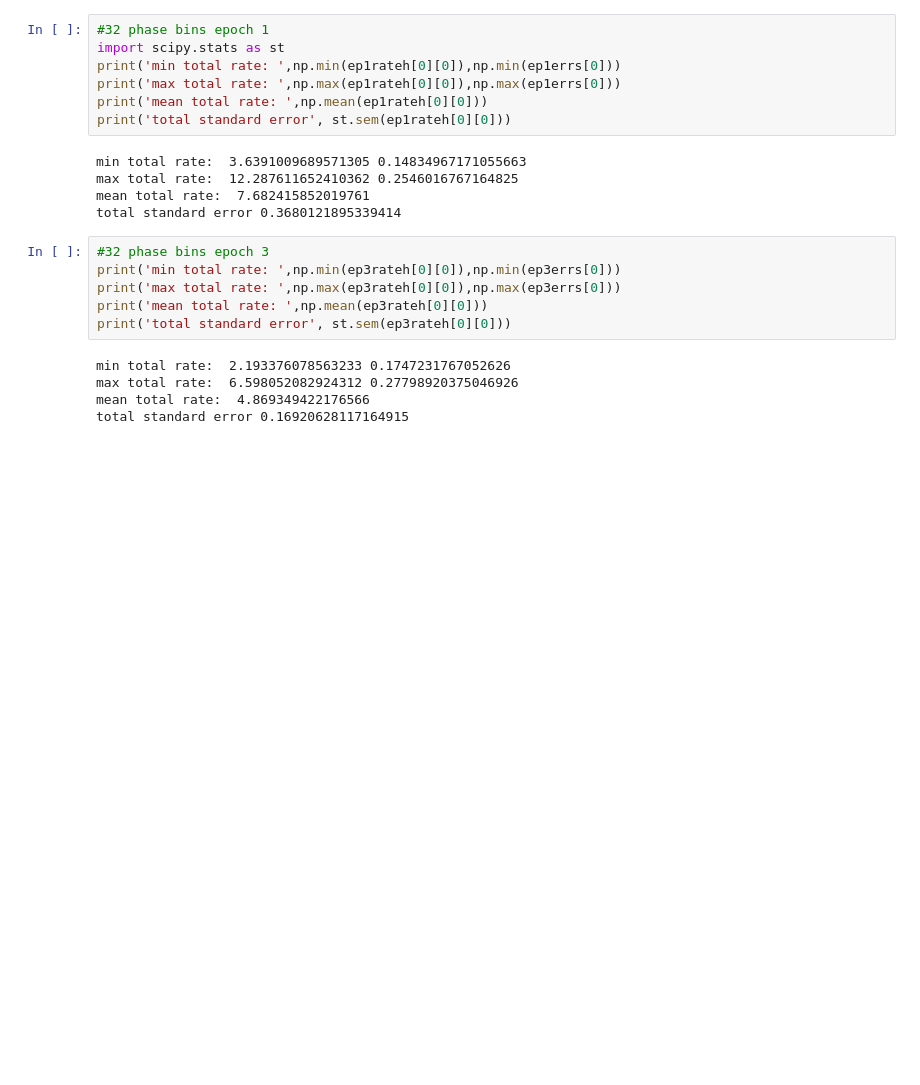
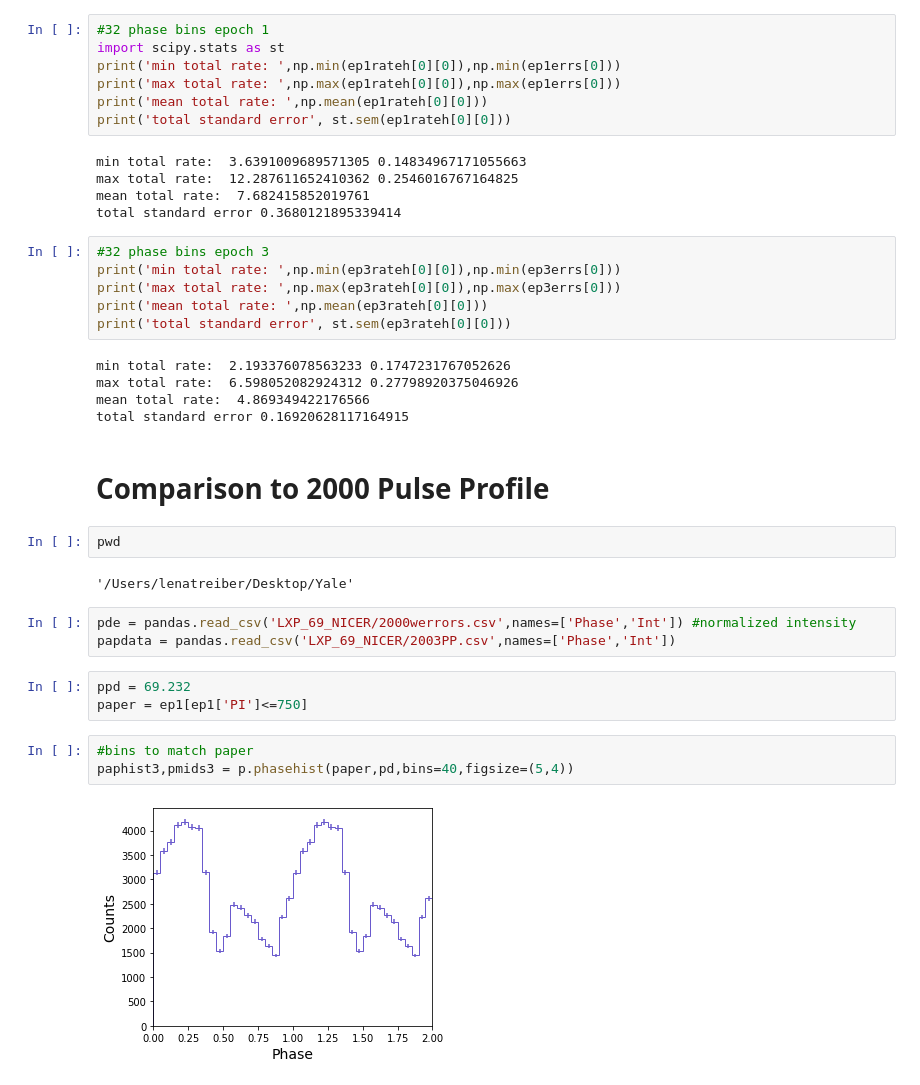
Before and after one commit to lenatreiber/LXP69.5, a Jupyter notebook: newNICER_LXP.ipynb, the cells around one changed output. Cells and saved outputs as stored; diff of their text form; blank space fills up the shorter version.

```diff
--- a/newNICER_LXP.ipynb
+++ b/newNICER_LXP.ipynb
@@ -538,3 +576,20 @@ min total rate:  2.193376078563233 0.1747231767052626
 max total rate:  6.598052082924312 0.27798920375046926
 mean total rate:  4.869349422176566
 total standard error 0.16920628117164915
+# %% [markdown]
+# Comparison to 2000 Pulse Profile
+# %%
+pwd
+# %% [output]
+'/Users/lenatreiber/Desktop/Yale'
+# %%
+pde = pandas.read_csv('LXP_69_NICER/2000werrors.csv',names=['Phase','Int']) #normalized intensity
+papdata = pandas.read_csv('LXP_69_NICER/2003PP.csv',names=['Phase','Int'])
+# %%
+ppd = 69.232
+paper = ep1[ep1['PI']<=750]
+# %%
+#bins to match paper
+paphist3,pmids3 = p.phasehist(paper,pd,bins=40,figsize=(5,4))
+# %% [output]
+[figure, added]
```
Also changed, not shown: parts of 17 cells of this notebook.
